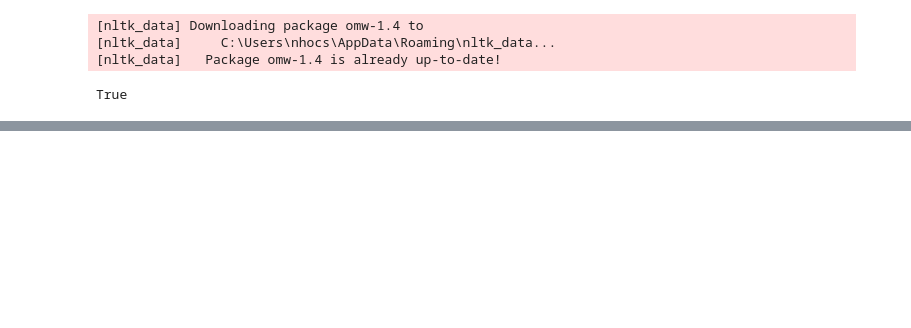
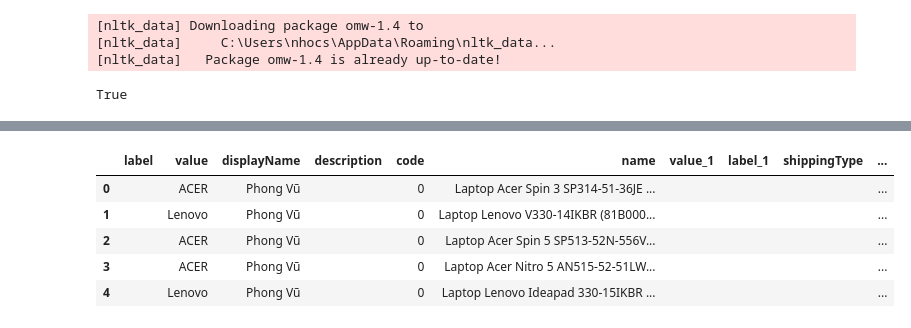
Before and after one commit to daominhkhanh20/DataIntergration, a Jupyter notebook: src/schema_mapping/Untitled-1.ipynb, the cells around one changed output, grey strips where cells are left out. Drawn from its saved outputs; the diff is of its cells as text; code cells hidden in the pictures; blank space fills up the shorter version.

```diff
--- a/src/schema_mapping/Untitled-1.ipynb
+++ b/src/schema_mapping/Untitled-1.ipynb
@@ -40,0 +139,9 @@ print(metrics)
+# %%
+df_pv[pv_match].head()
+# %% [output]
+|  | label | value | displayName | description | code | name | value_1 | label_1 | shippingType | ... |
+| 0 |  | ACER | Phong Vũ |  | 0 | Laptop Acer Spin 3 SP314-51-36JE ... |  |  |  | ... |
+| 1 |  | Lenovo | Phong Vũ |  | 0 | Laptop Lenovo V330-14IKBR (81B000... |  |  |  | ... |
+| 2 |  | ACER | Phong Vũ |  | 0 | Laptop Acer Spin 5 SP513-52N-556V... |  |  |  | ... |
+| 3 |  | ACER | Phong Vũ |  | 0 | Laptop Acer Nitro 5 AN515-52-51LW... |  |  |  | ... |
+| 4 |  | Lenovo | Phong Vũ |  | 0 | Laptop Lenovo Ideapad 330-15IKBR ... |  |  |  | ... |
```
Also changed, not shown: parts of 18 cells of this notebook, 2 other files.
